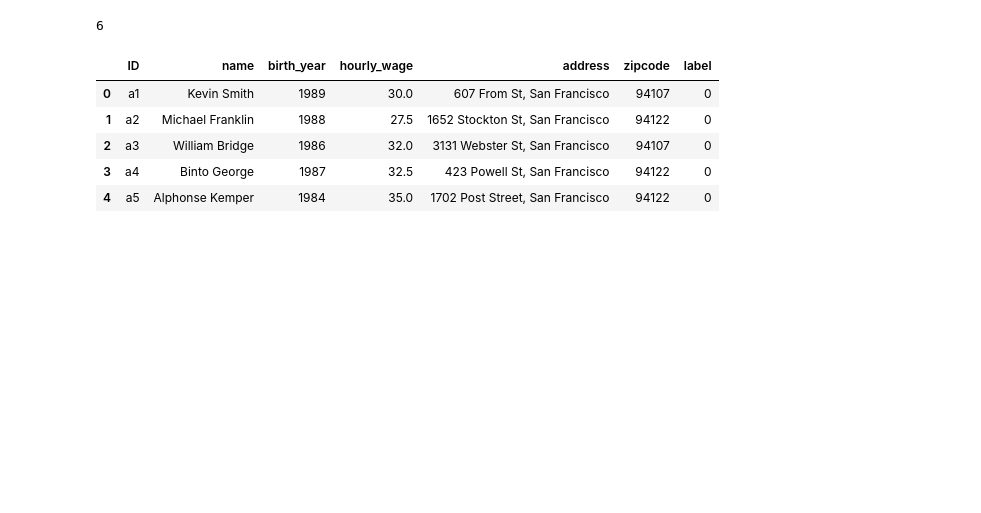
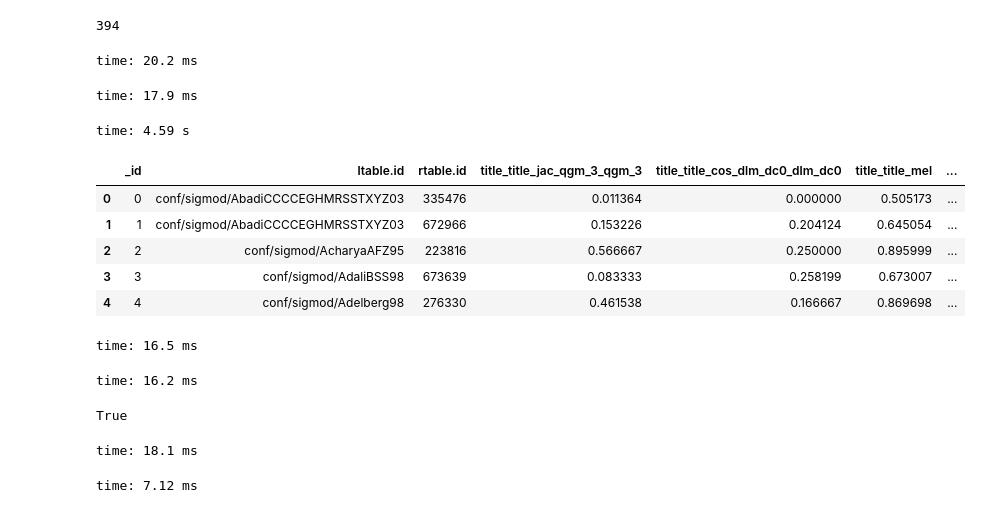
Before and after one commit to anhaidgroup/py_entitymatching, a Jupyter notebook: notebooks/test_kitchen.ipynb, the cells around one changed output. Drawn from its saved outputs; the diff is of its cells as text; code cells hidden in the pictures; blank space fills up the shorter version.

```diff
--- a/notebooks/test_kitchen.ipynb
+++ b/notebooks/test_kitchen.ipynb
@@ -56,4 +65,5 @@ mg._atypes1['_table']
 # %%
-len(A.columns)
+len(A)
 # %% [output]
-6
+394
+time: 20.2 ms
@@ -62,9 +70,36 @@ A.insert(len(A.columns), 'label', [0]*len(A))
-# %%
-A
-# %% [output]
-|  | ID | name | birth_year | hourly_wage | address | zipcode | label |
-| 0 | a1 | Kevin Smith | 1989 | 30.0 | 607 From St, San Francisco | 94107 | 0 |
-| 1 | a2 | Michael Franklin | 1988 | 27.5 | 1652 Stockton St, San Francisco | 94122 | 0 |
-| 2 | a3 | William Bridge | 1986 | 32.0 | 3131 Webster St, San Francisco | 94107 | 0 |
-| 3 | a4 | Binto George | 1987 | 32.5 | 423 Powell St, San Francisco | 94122 | 0 |
-| 4 | a5 | Alphonse Kemper | 1984 | 35.0 | 1702 Post Street, San Francisco | 94122 | 0 |
+# %%
+        A = mg.read_csv_metadata(path_a, key='id')
+        B = mg.read_csv_metadata(path_b, key='id')
+        C = mg.read_csv_metadata(path_c, ltable=A, rtable=B, fk_ltable='ltable.id',
+                              fk_rtable='rtable.id', key='_id')
+# %% [output]
+time: 17.9 ms
+# %%
+        feature_table = mg.get_features_for_matching(A, B)
+        feature_vectors = mg.extract_feature_vecs(C, feature_table=feature_table, attrs_after='gold')
+        feature_vectors.fillna(0, inplace=True)
+# %% [output]
+time: 4.59 s
+# %%
+feature_vectors.head()
+# %% [output]
+|  | _id | ltable.id | rtable.id | title_title_jac_qgm_3_qgm_3 | title_title_cos_dlm_dc0_dlm_dc0 | title_title_mel | ... |
+| 0 | 0 | conf/sigmod/AbadiCCCCEGHMRSSTXYZ03 | 335476 | 0.011364 | 0.000000 | 0.505173 | ... |
+| 1 | 1 | conf/sigmod/AbadiCCCCEGHMRSSTXYZ03 | 672966 | 0.153226 | 0.204124 | 0.645054 | ... |
+| 2 | 2 | conf/sigmod/AcharyaAFZ95 | 223816 | 0.566667 | 0.250000 | 0.895999 | ... |
+| 3 | 3 | conf/sigmod/AdaliBSS98 | 673639 | 0.083333 | 0.258199 | 0.673007 | ... |
+| 4 | 4 | conf/sigmod/Adelberg98 | 276330 | 0.461538 | 0.166667 | 0.869698 | ... |
+time: 16.5 ms
+# %%
+feature_vectors.to_csv('feat_vecs.csv', index=False)
+# %% [output]
+time: 16.2 ms
+# %%
+mg.to_csv_metadata(feature_vectors, './feat_vecs.csv')
+# %% [output]
+True
+time: 18.1 ms
+# %%
+feature_vectors = mg.read_csv_metadata('./feat_vecs.csv')
+# %% [output]
+time: 7.12 ms
```
Also changed, not shown: parts of 24 cells of this notebook, 8 other files.
